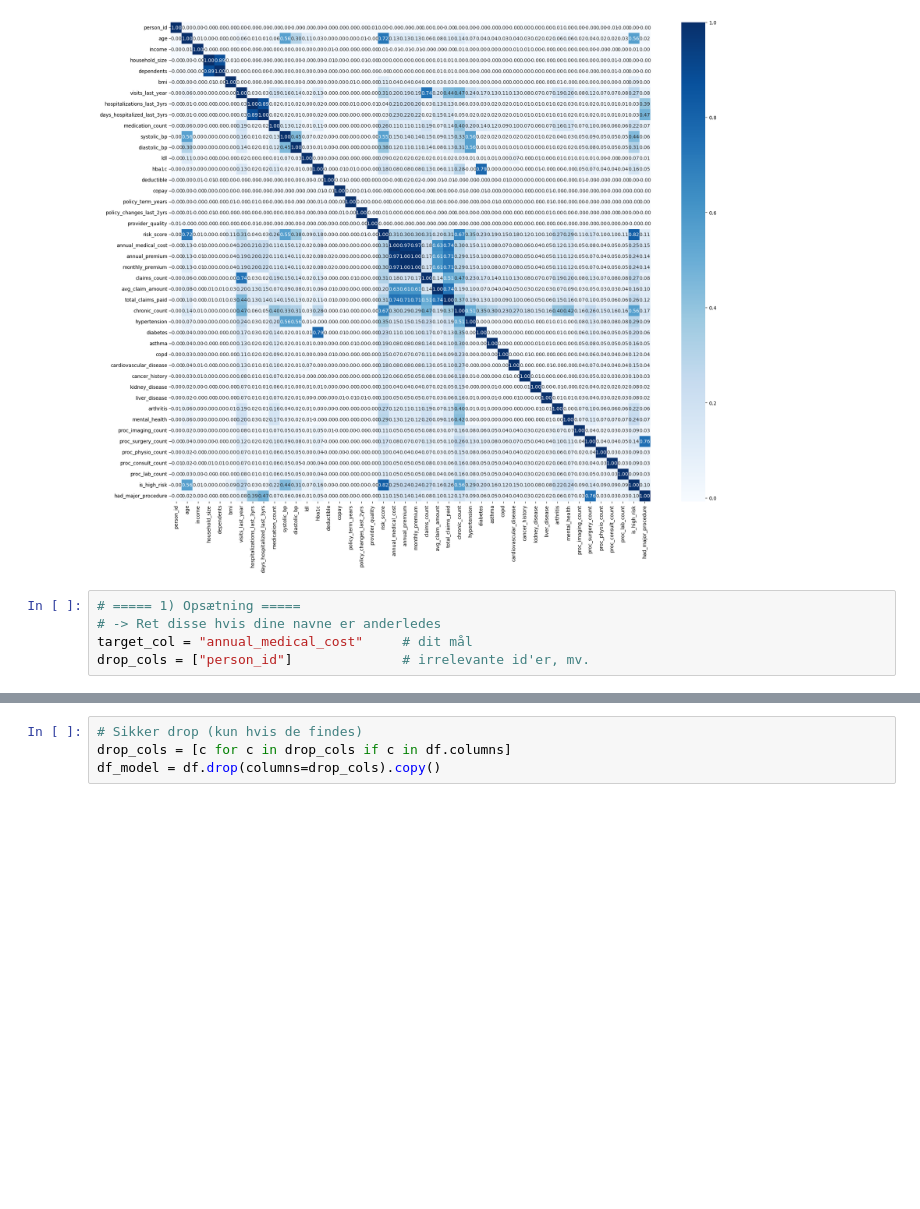
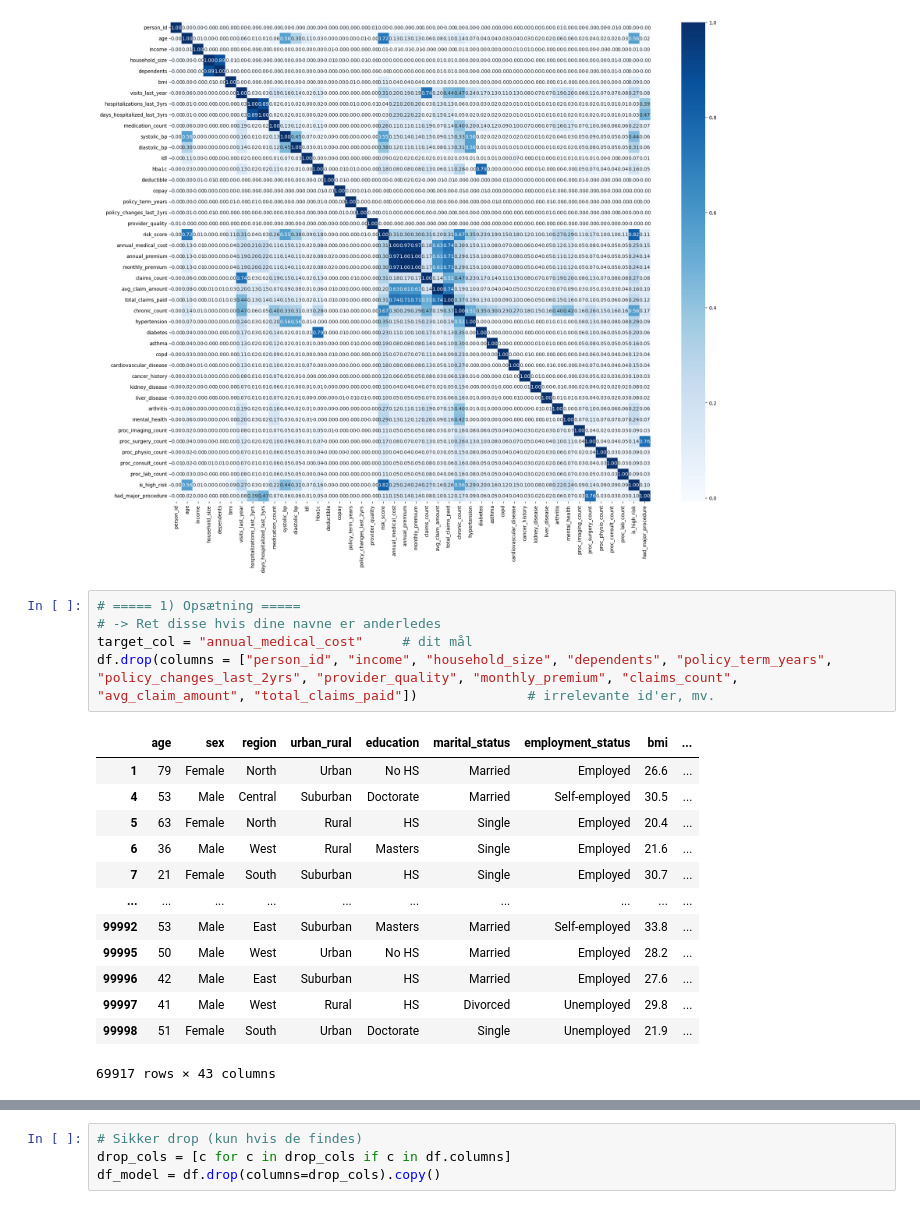
Before and after one commit to linneaovervad/examAML, a Jupyter notebook: cattleHealth.ipynb, the cells around one changed output, grey strips where cells are left out. Cells and saved outputs as stored; diff of their text form; blank space fills up the shorter version.

```diff
--- a/cattleHealth.ipynb
+++ b/cattleHealth.ipynb
@@ -127,5 +127,19 @@ plt.show()
 # %%
 # ===== 1) Opsætning =====
 # -> Ret disse hvis dine navne er anderledes
 target_col = "annual_medical_cost"     # dit mål
-drop_cols = ["person_id"]              # irrelevante id'er, mv.
+df.drop(columns = ["person_id", "income", "household_size", "dependents", "policy_term_years", "policy_changes_last_2yrs", "provider_quality", "monthly_premium", "claims_count",  "avg_claim_amount", "total_claims_paid"])              # irrelevante id'er, mv.
+# %% [output]
+|  | age | sex | region | urban_rural | education | marital_status | employment_status | bmi | ... |
+| 1 | 79 | Female | North | Urban | No HS | Married | Employed | 26.6 | ... |
+| 4 | 53 | Male | Central | Suburban | Doctorate | Married | Self-employed | 30.5 | ... |
+| 5 | 63 | Female | North | Rural | HS | Single | Employed | 20.4 | ... |
+| 6 | 36 | Male | West | Rural | Masters | Single | Employed | 21.6 | ... |
+| 7 | 21 | Female | South | Suburban | HS | Single | Employed | 30.7 | ... |
+| ... | ... | ... | ... | ... | ... | ... | ... | ... | ... |
+| 99992 | 53 | Male | East | Suburban | Masters | Married | Self-employed | 33.8 | ... |
+| 99995 | 50 | Male | West | Urban | No HS | Married | Employed | 28.2 | ... |
+| 99996 | 42 | Male | East | Suburban | HS | Married | Employed | 27.6 | ... |
+| 99997 | 41 | Male | West | Rural | HS | Divorced | Unemployed | 29.8 | ... |
+| 99998 | 51 | Female | South | Urban | Doctorate | Single | Unemployed | 21.9 | ... |
+69917 rows × 43 columns
```
Also changed, not shown: parts of 7 cells of this notebook.
